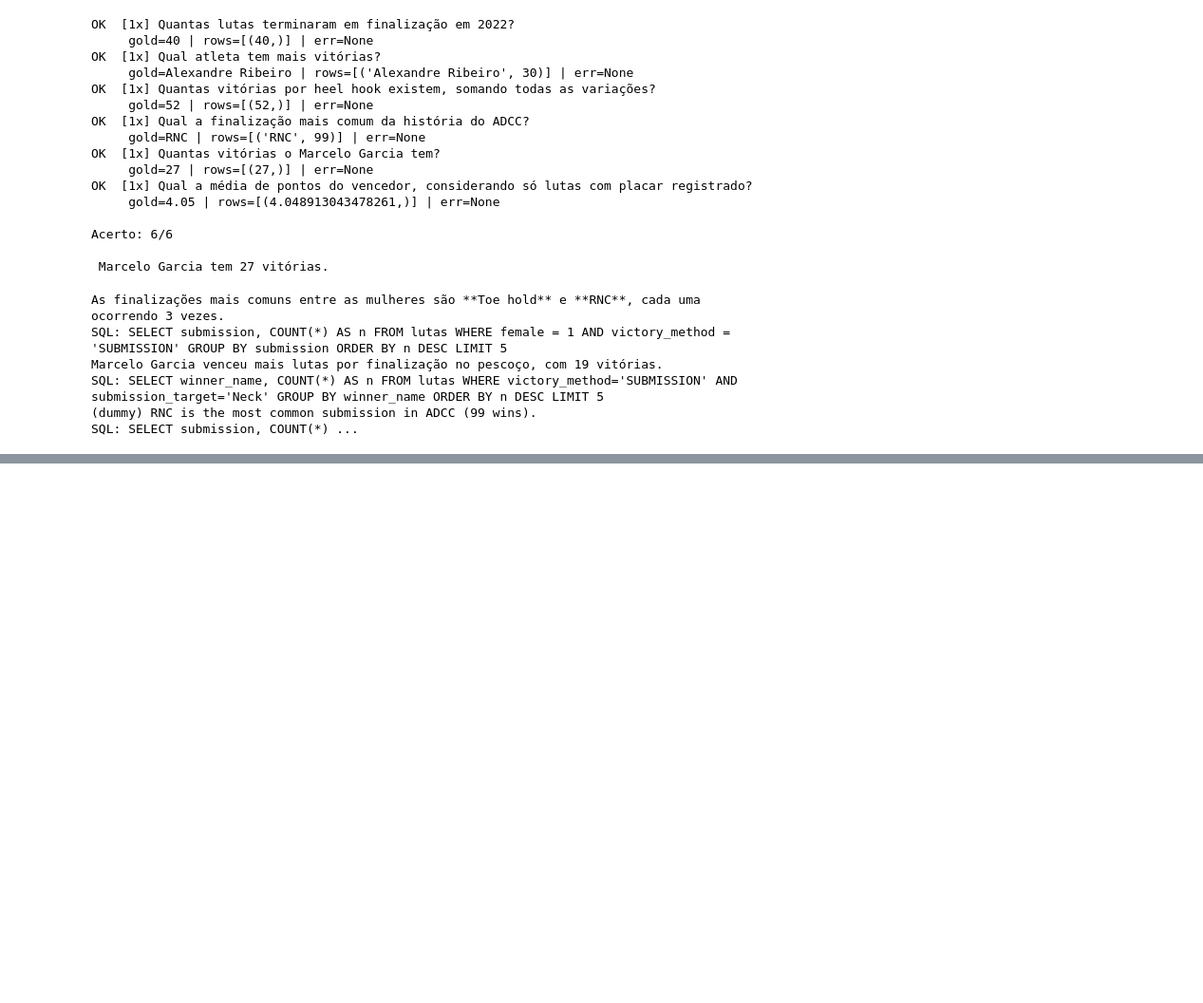
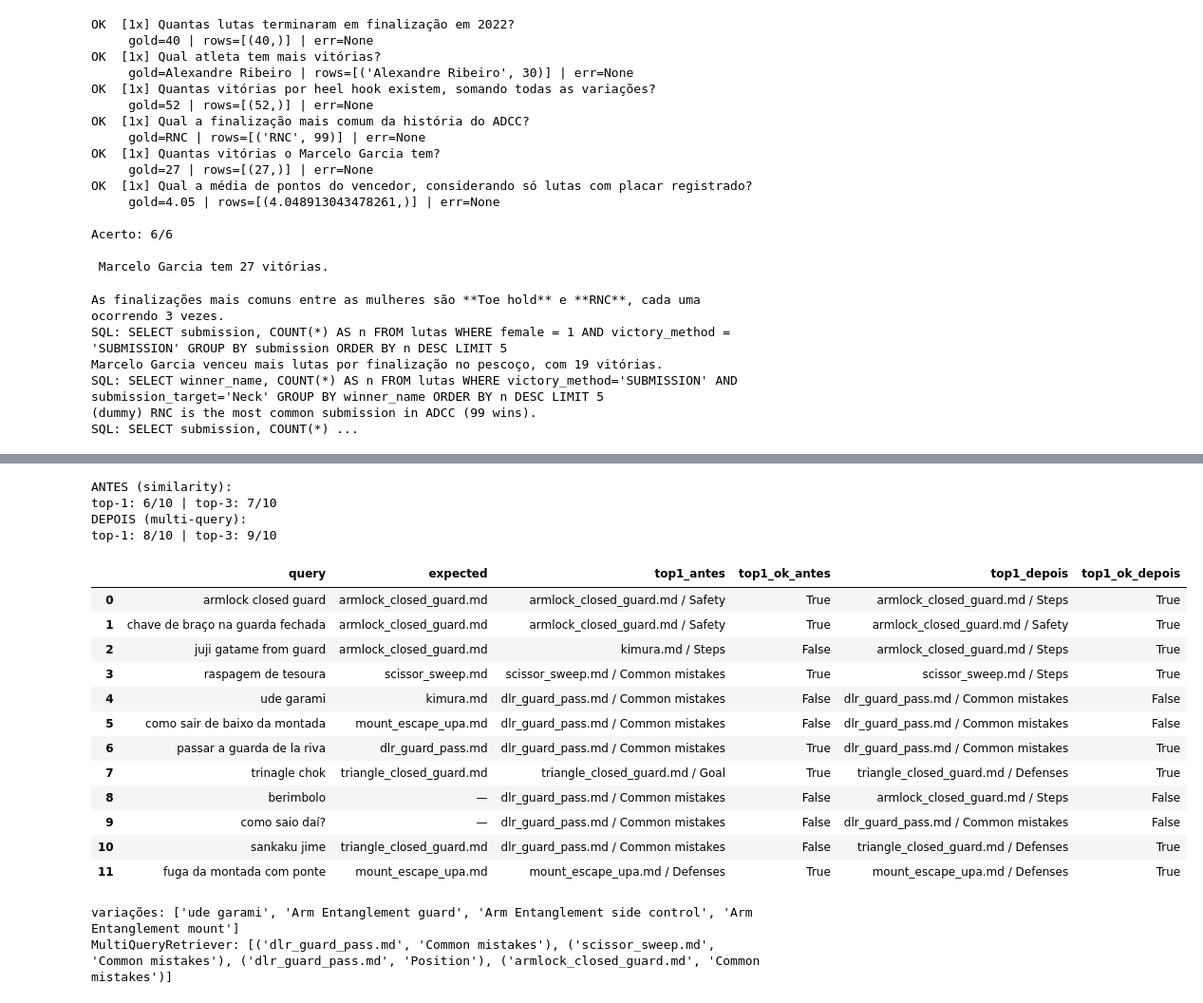
Before and after one commit to GiovanniAsantos/bjj-agent, a Jupyter notebook: notebooks/04_tools_rag.ipynb, the cells around one changed output, grey strips where cells are left out. Shown at 95% size. Saved outputs shown, nothing was run; the diff lists cells and outputs as text; code cells hidden in the pictures; blank space fills up the shorter version.

```diff
--- a/notebooks/04_tools_rag.ipynb
+++ b/notebooks/04_tools_rag.ipynb
@@ -339,0 +485,66 @@ SQL: SELECT submission, COUNT(*) ...
+# %%
+from langchain_classic.retrievers.multi_query import MultiQueryRetriever
+
+MQ_PROMPT = ChatPromptTemplate.from_messages([
+    ("system", "You rewrite Brazilian Jiu-Jitsu questions into search queries for an ENGLISH technique "
+               "knowledge base. Write 3 short English queries using the standard technique name "
+               "(translate Portuguese/Japanese names) and the position. One query per line, no numbering."),
+    ("human", "{question}"),
+])
+mq_chain = MQ_PROMPT | llm_small | StrOutputParser()
+
+
+def multi_query_retrieve(query: str, k: int = 3):
+    variants = [query] + [l.strip() for l in mq_chain.invoke({"question": query}).splitlines() if l.strip()][:3]
+    best = {}                                            # (ficha, seção) -> (doc, menor distância)
+    for v in variants:
+        for doc, score in index.similarity_search_with_score(v, k=k):
+            key = (doc.metadata["source"], doc.metadata["section"])
+            if key not in best or score < best[key][1]:
+                best[key] = (doc, score)
+    multi_query_retrieve.last_variants = variants        # p/ inspeção
+    return sorted(best.values(), key=lambda x: x[1])[:k]
+
+
+CASES_45 = HARD_CASES + [
+    ("sankaku jime",              "triangle_closed_guard.md"),  # inédito: triângulo em japonês
+    ("fuga da montada com ponte", "mount_escape_upa.md"),       # inédito: upa em PT
+]
+
+print("ANTES (similarity):")
+before = eval_retrieval(similarity_retrieve, CASES_45)
+print("DEPOIS (multi-query):")
+after = eval_retrieval(multi_query_retrieve, CASES_45)
+
+comparison = before[["query", "expected", "top1", "top1_ok"]].merge(
+    after[["query", "top1", "top1_ok"]], on="query", suffixes=("_antes", "_depois"))
+comparison
+# %% [output]
+ANTES (similarity):
+top-1: 6/10 | top-3: 7/10
+DEPOIS (multi-query):
+top-1: 8/10 | top-3: 9/10
+|  | query | expected | top1_antes | top1_ok_antes | top1_depois | top1_ok_depois |
+| 0 | armlock closed guard | armlock_closed_guard.md | armlock_closed_guard.md / Safety | True | armlock_closed_guard.md / Steps | True |
+| 1 | chave de braço na guarda fechada | armlock_closed_guard.md | armlock_closed_guard.md / Safety | True | armlock_closed_guard.md / Safety | True |
+| 2 | juji gatame from guard | armlock_closed_guard.md | kimura.md / Steps | False | armlock_closed_guard.md / Steps | True |
+| 3 | raspagem de tesoura | scissor_sweep.md | scissor_sweep.md / Common mistakes | True | scissor_sweep.md / Steps | True |
+| 4 | ude garami | kimura.md | dlr_guard_pass.md / Common mistakes | False | dlr_guard_pass.md / Common mistakes | False |
+| 5 | como sair de baixo da montada | mount_escape_upa.md | dlr_guard_pass.md / Common mistakes | False | dlr_guard_pass.md / Common mistakes | False |
+| 6 | passar a guarda de la riva | dlr_guard_pass.md | dlr_guard_pass.md / Common mistakes | True | dlr_guard_pass.md / Common mistakes | True |
+| 7 | trinagle chok | triangle_closed_guard.md | triangle_closed_guard.md / Goal | True | triangle_closed_guard.md / Defenses | True |
+| 8 | berimbolo | — | dlr_guard_pass.md / Common mistakes | False | armlock_closed_guard.md / Steps | False |
+| 9 | como saio daí? | — | dlr_guard_pass.md / Common mistakes | False | dlr_guard_pass.md / Common mistakes | False |
+| 10 | sankaku jime | triangle_closed_guard.md | dlr_guard_pass.md / Common mistakes | False | triangle_closed_guard.md / Defenses | True |
+| 11 | fuga da montada com ponte | mount_escape_upa.md | mount_escape_upa.md / Defenses | True | mount_escape_upa.md / Defenses | True |
+# %%
+multi_query_retrieve("ude garami")
+print("variações:", multi_query_retrieve.last_variants)
+
+# mesmo algoritmo, componente pronto (sem scores: devolve a união dos documentos)
+mq_retriever = MultiQueryRetriever.from_llm(retriever=index.as_retriever(search_kwargs={"k": 3}), llm=llm_small)
+docs = mq_retriever.invoke("ude garami")
+print("MultiQueryRetriever:", [(d.metadata["source"], d.metadata["section"]) for d in docs])
+# %% [output]
+variações: ['ude garami', 'Arm Entanglement guard', 'Arm Entanglement side control', 'Arm Entanglement mount']
+MultiQueryRetriever: [('dlr_guard_pass.md', 'Common mistakes'), ('scissor_sweep.md', 'Common mistakes'), ('dlr_guard_pass.md', 'Position'), ('armlock_closed_guard.md', 'Common mistakes')]
```
Also changed, not shown: parts of 6 cells of this notebook, 1 other file.
